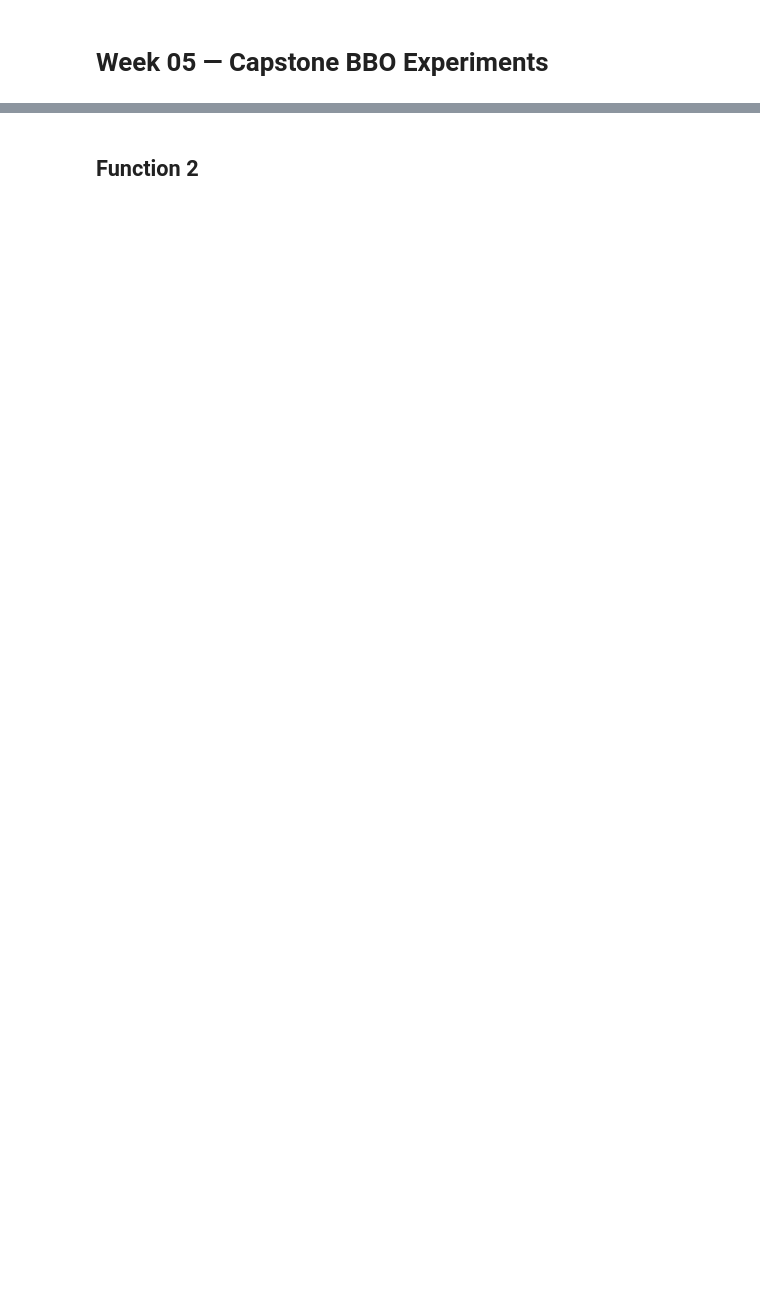
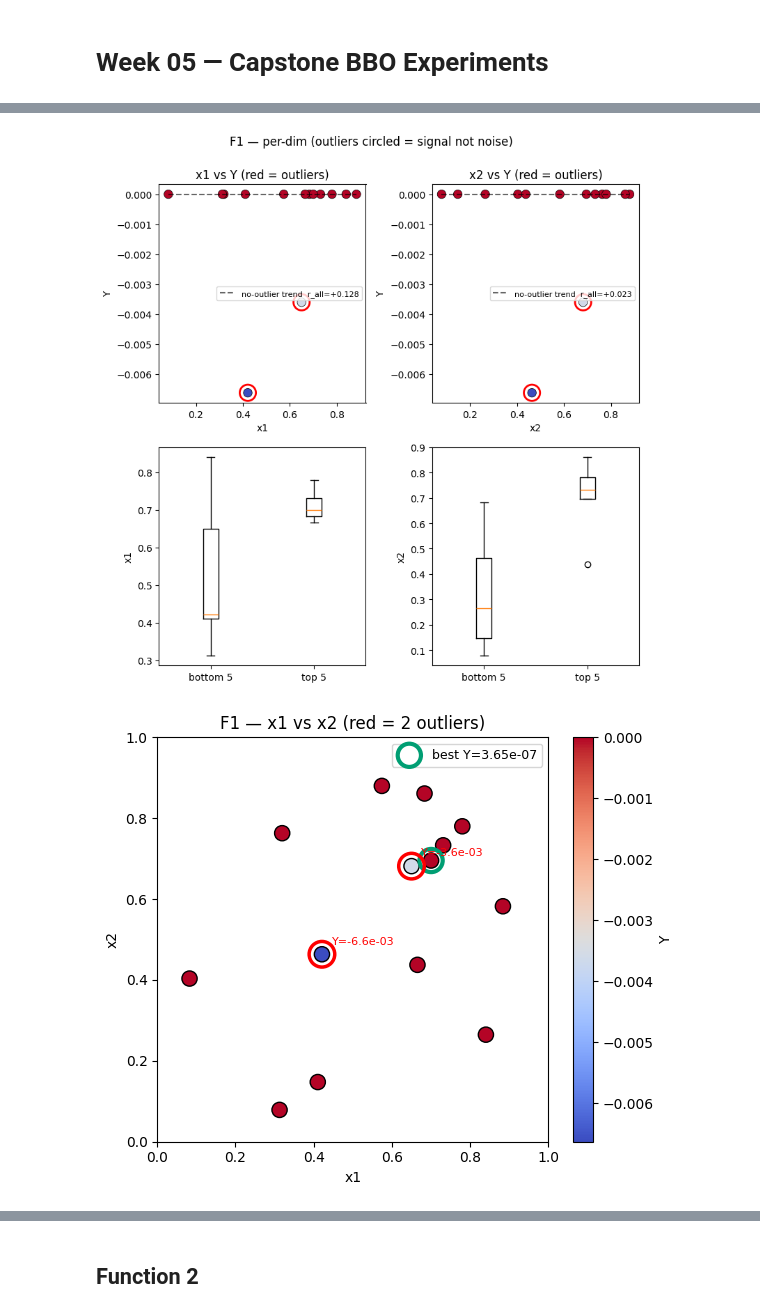
Before and after one commit to martinijfb/capstone_project_AI_ML, a Jupyter notebook: notebooks/week_05.ipynb, the cells around one changed output, grey strips where cells are left out. Saved outputs shown, nothing was run; the diff lists cells and outputs as text; code cells hidden in the pictures; blank space fills up the shorter version.

```diff
--- a/notebooks/week_05.ipynb
+++ b/notebooks/week_05.ipynb
@@ -46,0 +95,40 @@ next_query_1 = None  # Replace with your chosen point
+# %%
+# Cell B — per-dim scatter (with outliers circled) + 2D scatter [REQUIRED]
+outlier_mask = np.abs(Y) > 1e-5
+outlier_idxs = np.where(outlier_mask)[0]
+
+fig, axes = plt.subplots(2, D, figsize=(4*D, 8))
+order = np.argsort(Y); top5, bot5 = order[-5:], order[:5]
+for d in range(D):
+    r_all = np.corrcoef(X[:, d], Y)[0, 1]
+    Xno, Yno = X[~outlier_mask], Y[~outlier_mask]
+    if len(Yno) > 1:
+        slope, intercept = np.polyfit(Xno[:, d], Yno, 1)
+        xs = np.linspace(Xno[:, d].min(), Xno[:, d].max(), 50)
+    ax = axes[0, d]
+    ax.scatter(X[:, d], Y, c=Y, cmap='coolwarm', s=80, edgecolors='black', linewidth=0.5)
+    for oi in outlier_idxs:
+        ax.scatter(X[oi, d], Y[oi], s=280, c='none', edgecolors='red', linewidth=2)
+    if len(Yno) > 1:
+        ax.plot(xs, slope*xs + intercept, color='black', linestyle='--', alpha=0.6, label=f'no-outlier trend  r_all={r_all:+.3f}')
+    ax.set_xlabel(f'x{d+1}'); ax.set_ylabel('Y'); ax.legend(fontsize=8); ax.set_title(f'x{d+1} vs Y (red = outliers)')
+    ax = axes[1, d]
+    ax.boxplot([X[bot5, d], X[top5, d]], tick_labels=['bottom 5', 'top 5'])
+    ax.set_ylabel(f'x{d+1}')
+plt.suptitle('F1 — per-dim (outliers circled = signal not noise)', y=1.00); plt.tight_layout()
+plt.savefig('../plots/week_05/function_1_per_dim.png', dpi=120, bbox_inches='tight'); plt.show()
+
+best_i = Y.argmax()
+fig, ax = plt.subplots(figsize=(6, 5))
+sc = ax.scatter(X[:,0], X[:,1], c=Y, cmap='coolwarm', s=120, edgecolors='black', linewidth=1)
+plt.colorbar(sc, ax=ax, label='Y')
+ax.scatter(X[best_i,0], X[best_i,1], s=280, c='none', edgecolors=COLORS[2], linewidth=3, label=f'best Y={Y.max():.2e}')
+for oi in outlier_idxs:
+    ax.scatter(X[oi,0], X[oi,1], s=340, c='none', edgecolors='red', linewidth=2.5)
+    ax.annotate(f'Y={Y[oi]:+.1e}', (X[oi,0], X[oi,1]), xytext=(7,7), textcoords='offset points', fontsize=8, color='red')
+ax.set_xlabel('x1'); ax.set_ylabel('x2'); ax.set_xlim(0,1); ax.set_ylim(0,1)
+ax.set_title('F1 — x1 vs x2 (red = 2 outliers)'); ax.legend(fontsize=9)
+plt.tight_layout(); plt.savefig('../plots/week_05/function_1_2d_scatter.png', dpi=120, bbox_inches='tight'); plt.show()
+# %% [output]
+[figure, added]
+[figure, added]
```
Also changed, not shown: parts of 70 cells of this notebook, 23 other files.
